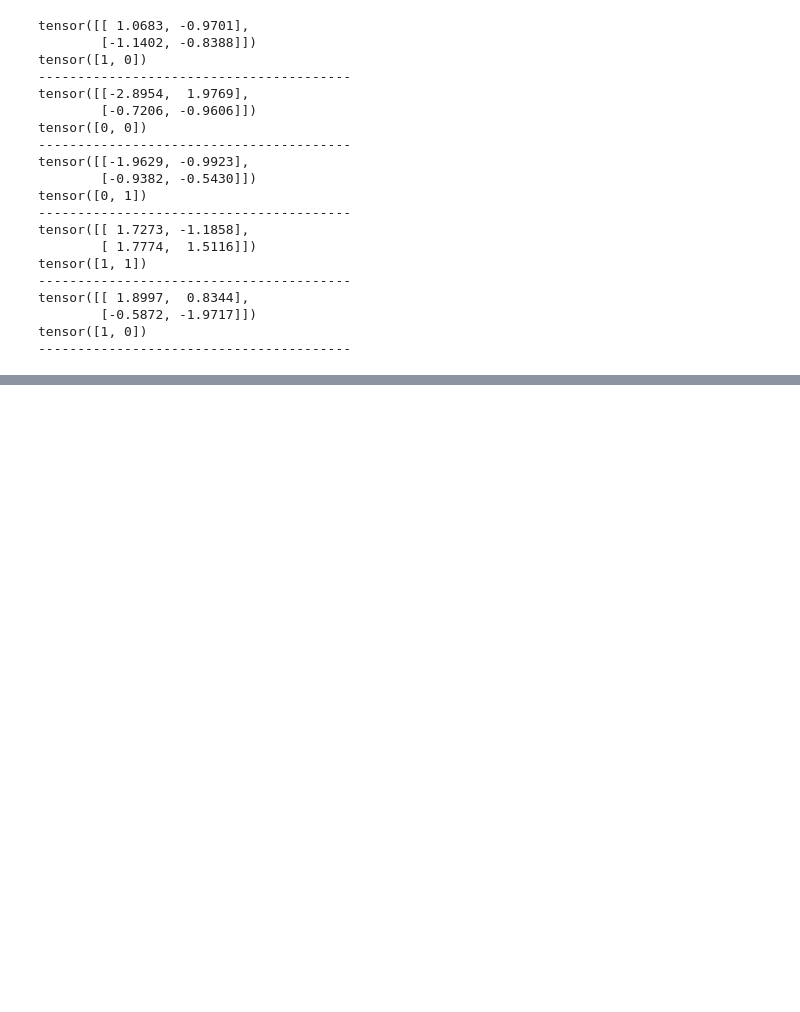
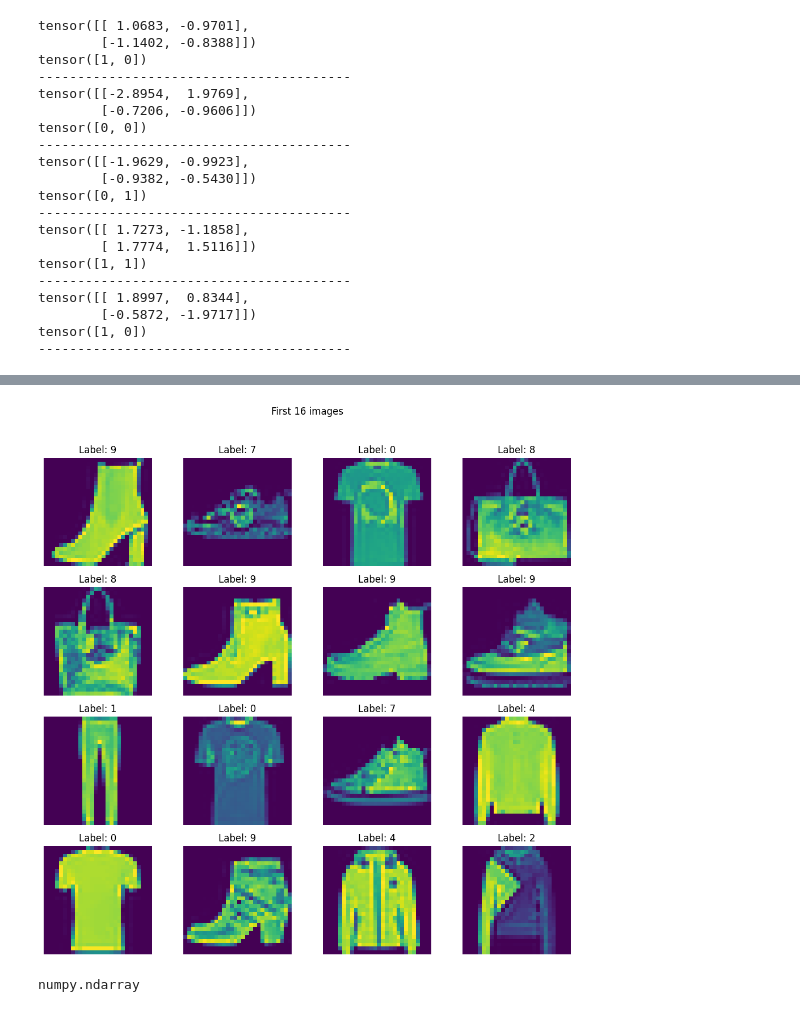
Before and after one commit to ml02-msi/pytorch_tutorial, a Jupyter notebook: PyTorch.ipynb, the cells around one changed output, grey strips where cells are left out. Cells and saved outputs as stored; diff of their text form; code cells hidden in the pictures; blank space fills up the shorter version.

```diff
--- a/PyTorch.ipynb
+++ b/PyTorch.ipynb
@@ -2025,0 +2182,6 @@ tensor([1, 0])
+# %%
+df = pd.read_csv('/home/ml02/Downloads/PyTorch/fmnist_small.csv')
+df.head()
+
+# The dataset has 785 columns as the first column is the label and the rest 784 columns are flattened value of every pixel
+# of our 28x28 resolution image
@@ -2025,0 +2196,24 @@ tensor([1, 0])
+# %%
+# Creating grid to visualize image
+
+fig, axes = plt.subplots(4,4, figsize=(10,10))
+fig.suptitle("First 16 images", fontsize = 12)
+
+# Plotting
+for i,ax in enumerate(axes.flat):
+    img = df.iloc[i,1:].values.reshape(28,28) # reshaping to the original image size
+    ax.imshow(img) # Will display in grayscale
+    ax.axis('off') # Removes the axis
+    ax.set_title(f"Label: {df.iloc[i,0]}")
+plt.tight_layout(rect=[0,0,1,0.96])
+plt.show()
+# %% [output]
+[figure, added]
+# %%
+# Train_test_split
+
+X = df.iloc[:,1:].values  # .values converts the pandas dataframe to numpy array
+y = df.iloc[:,0].values
+type(X)
+# %% [output]
+numpy.ndarray
```
Also changed, not shown: parts of 18 cells of this notebook, 1 other file.
